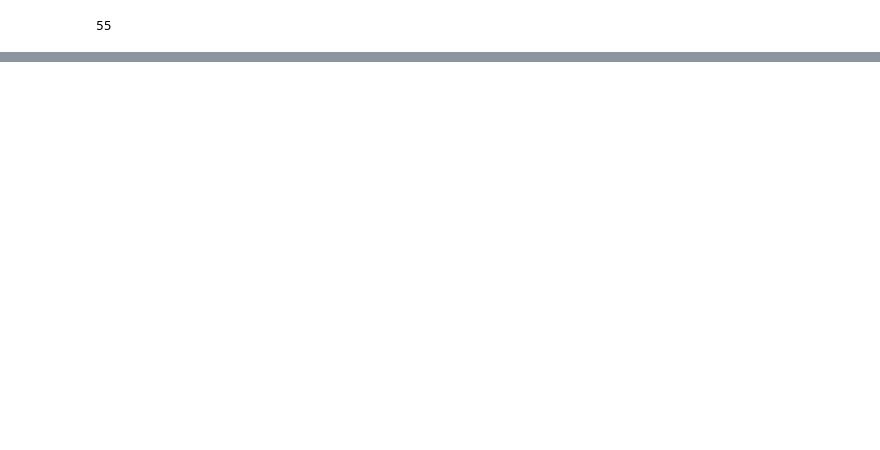
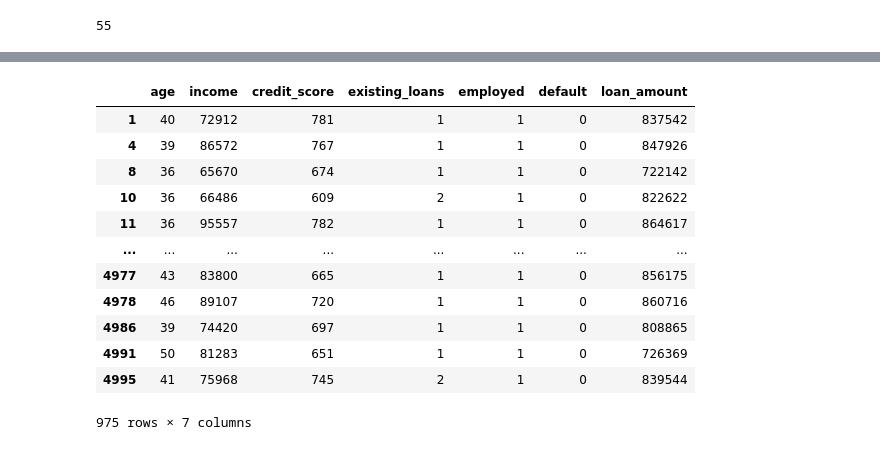
Before and after one commit to mdalishekh/DriftShield, a Jupyter notebook: data_clean.ipynb, the cells around one changed output, grey strips where cells are left out. Saved outputs shown, nothing was run; the diff lists cells and outputs as text; code cells hidden in the pictures; blank space fills up the shorter version.

```diff
--- a/data_clean.ipynb
+++ b/data_clean.ipynb
@@ -221,0 +351,24 @@ df.loc[(df["age"]>=60) & (df["employed"]==0)]
+# %%
+# Silver customers
+
+medium_customers = ((df['income'].between(50000, 100000)) &
+              (df['credit_score'].between(550, 799)) &
+              (df['age'].between(30, 50)) &
+              (df['existing_loans'].between(1, 3))&
+              (df['existing_loans']<=3))
+
+df.loc[medium_customers]
+# %% [output]
+|  | age | income | credit_score | existing_loans | employed | default | loan_amount |
+| 1 | 40 | 72912 | 781 | 1 | 1 | 0 | 837542 |
+| 4 | 39 | 86572 | 767 | 1 | 1 | 0 | 847926 |
+| 8 | 36 | 65670 | 674 | 1 | 1 | 0 | 722142 |
+| 10 | 36 | 66486 | 609 | 2 | 1 | 0 | 822622 |
+| 11 | 36 | 95557 | 782 | 1 | 1 | 0 | 864617 |
+| ... | ... | ... | ... | ... | ... | ... | ... |
+| 4977 | 43 | 83800 | 665 | 1 | 1 | 0 | 856175 |
+| 4978 | 46 | 89107 | 720 | 1 | 1 | 0 | 860716 |
+| 4986 | 39 | 74420 | 697 | 1 | 1 | 0 | 808865 |
+| 4991 | 50 | 81283 | 651 | 1 | 1 | 0 | 726369 |
+| 4995 | 41 | 75968 | 745 | 2 | 1 | 0 | 839544 |
+975 rows × 7 columns
```
Also changed, not shown: parts of 15 cells of this notebook.
